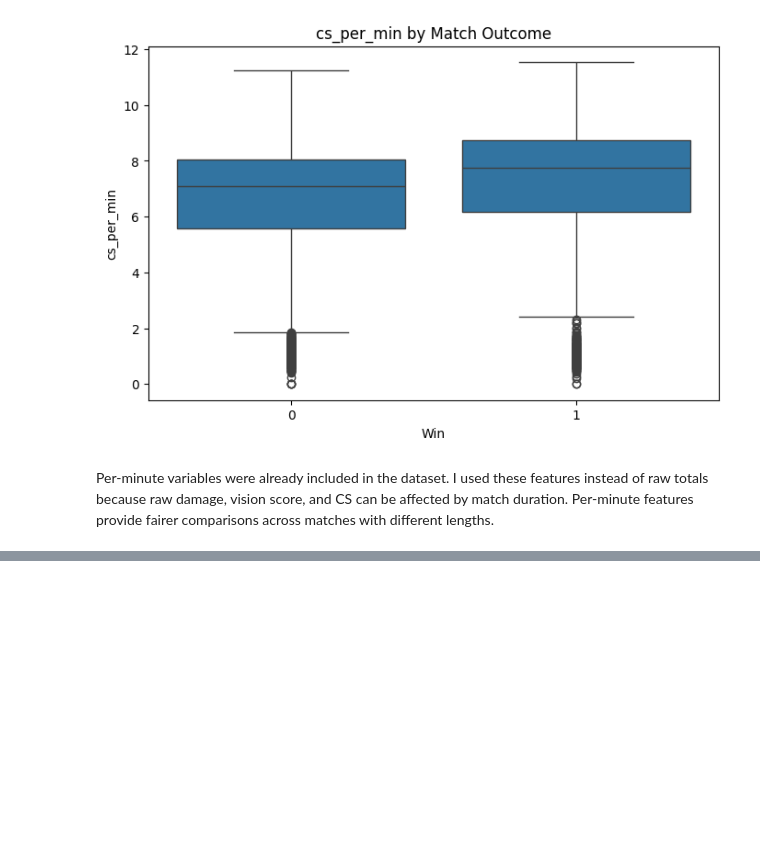
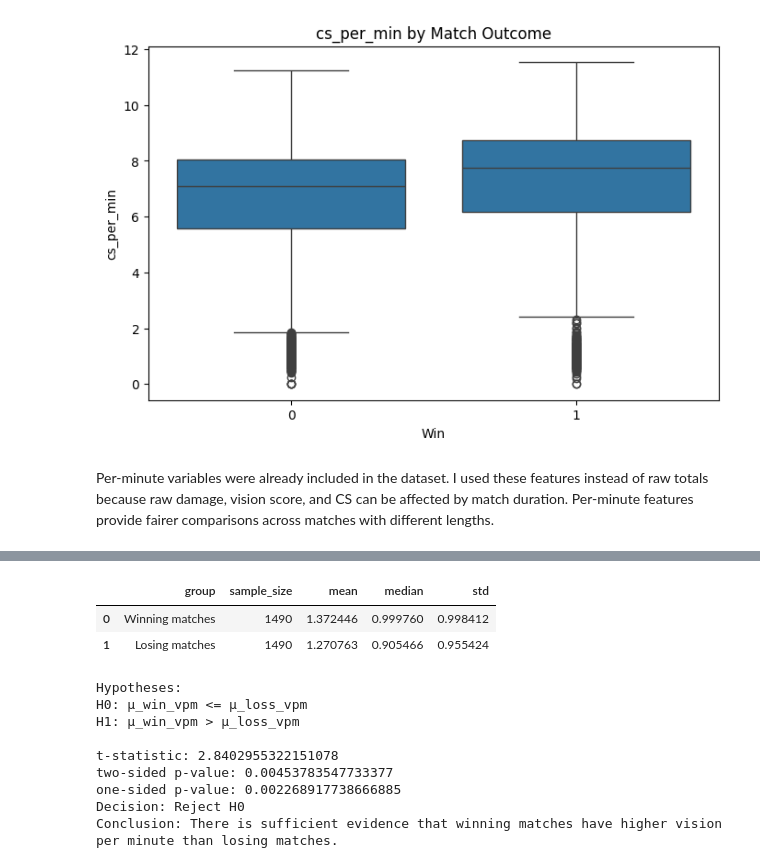
Before and after one commit to borayilmaz12/DSA210-Term-Project-Bora-Y-lmaz, a Jupyter notebook: notebooks/eda_and_hypothesis_tests_updated.ipynb, the cells around one changed output, grey strips where cells are left out. Saved outputs shown, nothing was run; the diff lists cells and outputs as text; code cells hidden in the pictures; blank space fills up the shorter version.

```diff
--- a/notebooks/eda_and_hypothesis_tests_updated.ipynb
+++ b/notebooks/eda_and_hypothesis_tests_updated.ipynb
@@ -287,0 +349,56 @@ In other words, a player's tier is significantly associated with match success,
+# %%
+df["win"] = df["win"].astype(int)
+
+win_vpm = df.loc[df["win"] == 1, "vision_per_min"].dropna()
+loss_vpm = df.loc[df["win"] == 0, "vision_per_min"].dropna()
+
+summary_vpm = pd.DataFrame({
+    "group": ["Winning matches", "Losing matches"],
+    "sample_size": [len(win_vpm), len(loss_vpm)],
+    "mean": [win_vpm.mean(), loss_vpm.mean()],
+    "median": [win_vpm.median(), loss_vpm.median()],
+    "std": [win_vpm.std(), loss_vpm.std()]
+})
+
+display(summary_vpm)
+
+t_stat_vpm, p_two_sided_vpm = ttest_ind(
+    win_vpm,
+    loss_vpm,
+    equal_var=False
+)
+
+if t_stat_vpm > 0:
+    p_one_sided_vpm = p_two_sided_vpm / 2
+else:
+    p_one_sided_vpm = 1 - (p_two_sided_vpm / 2)
+
+print("Hypotheses:")
+print("H0: μ_win_vpm <= μ_loss_vpm")
+print("H1: μ_win_vpm > μ_loss_vpm")
+print()
+print("t-statistic:", t_stat_vpm)
+print("two-sided p-value:", p_two_sided_vpm)
+print("one-sided p-value:", p_one_sided_vpm)
+
+alpha = 0.05
+
+if p_one_sided_vpm <= alpha:
+    print("Decision: Reject H0")
+    print("Conclusion: There is sufficient evidence that winning matches have higher vision per minute than losing matches.")
+else:
+    print("Decision: Fail to reject H0")
+    print("Conclusion: There is not sufficient evidence that winning matches have higher vision per minute than losing matches.")
+# %% [output]
+|  | group | sample_size | mean | median | std |
+| 0 | Winning matches | 1490 | 1.372446 | 0.999760 | 0.998412 |
+| 1 | Losing matches | 1490 | 1.270763 | 0.905466 | 0.955424 |
+Hypotheses:
+H0: μ_win_vpm <= μ_loss_vpm
+H1: μ_win_vpm > μ_loss_vpm
+
+t-statistic: 2.8402955322151078
+two-sided p-value: 0.00453783547733377
+one-sided p-value: 0.002268917738666885
+Decision: Reject H0
+Conclusion: There is sufficient evidence that winning matches have higher vision per minute than losing matches.
```
Also changed, not shown: parts of 27 cells of this notebook.
